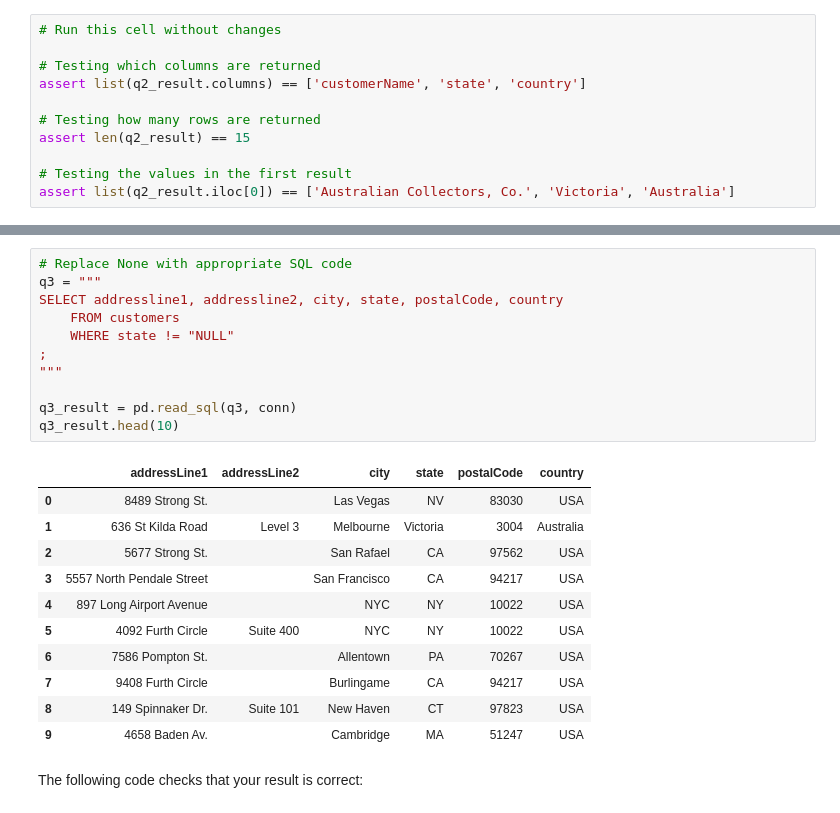
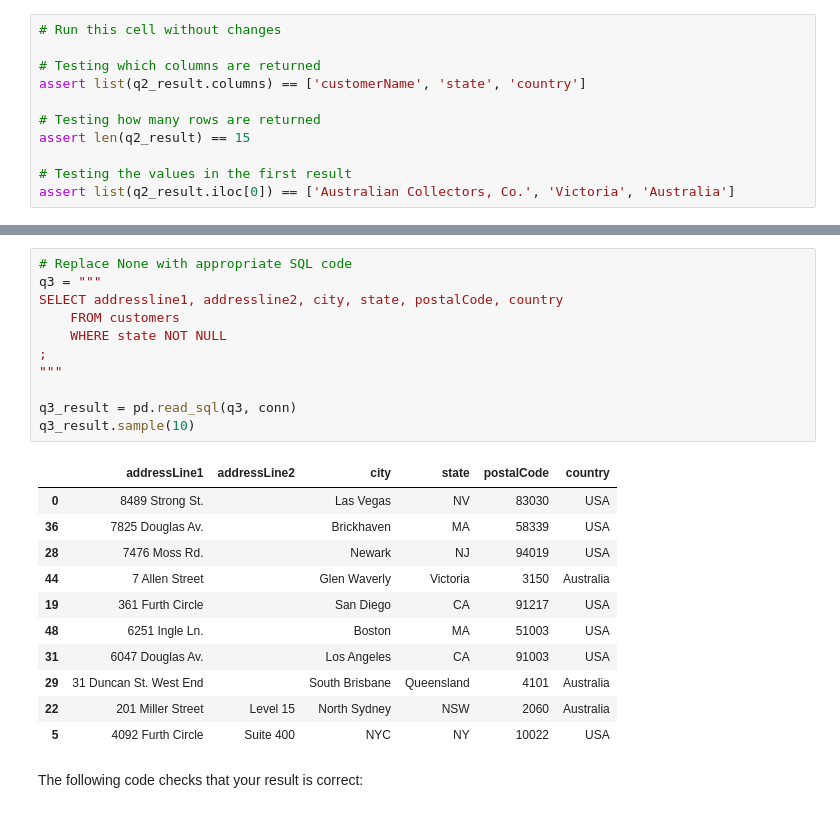
Before and after one commit to Iankip8/ds-sql_queries_nbz32, a Jupyter notebook: index.ipynb, the cells around one changed output, grey strips where cells are left out. Saved outputs shown, nothing was run; the diff lists cells and outputs as text.

```diff
--- a/index.ipynb
+++ b/index.ipynb
@@ -191,26 +191,26 @@ Here we'll only display the first 10 results.
 # %%
 # Replace None with appropriate SQL code
 q3 = """
 SELECT addressline1, addressline2, city, state, postalCode, country
     FROM customers
-    WHERE state != "NULL"
+    WHERE state NOT NULL
 ;
 """
 
 q3_result = pd.read_sql(q3, conn)
-q3_result.head(10)
+q3_result.sample(10)
 # %% [output]
 |  | addressLine1 | addressLine2 | city | state | postalCode | country |
 | 0 | 8489 Strong St. |  | Las Vegas | NV | 83030 | USA |
-| 1 | 636 St Kilda Road | Level 3 | Melbourne | Victoria | 3004 | Australia |
-| 2 | 5677 Strong St. |  | San Rafael | CA | 97562 | USA |
-| 3 | 5557 North Pendale Street |  | San Francisco | CA | 94217 | USA |
-| 4 | 897 Long Airport Avenue |  | NYC | NY | 10022 | USA |
+| 36 | 7825 Douglas Av. |  | Brickhaven | MA | 58339 | USA |
+| 28 | 7476 Moss Rd. |  | Newark | NJ | 94019 | USA |
+| 44 | 7 Allen Street |  | Glen Waverly | Victoria | 3150 | Australia |
+| 19 | 361 Furth Circle |  | San Diego | CA | 91217 | USA |
+| 48 | 6251 Ingle Ln. |  | Boston | MA | 51003 | USA |
+| 31 | 6047 Douglas Av. |  | Los Angeles | CA | 91003 | USA |
+| 29 | 31 Duncan St. West End |  | South Brisbane | Queensland | 4101 | Australia |
+| 22 | 201 Miller Street | Level 15 | North Sydney | NSW | 2060 | Australia |
 | 5 | 4092 Furth Circle | Suite 400 | NYC | NY | 10022 | USA |
-| 6 | 7586 Pompton St. |  | Allentown | PA | 70267 | USA |
-| 7 | 9408 Furth Circle |  | Burlingame | CA | 94217 | USA |
-| 8 | 149 Spinnaker Dr. | Suite 101 | New Haven | CT | 97823 | USA |
-| 9 | 4658 Baden Av. |  | Cambridge | MA | 51247 | USA |
 # %% [markdown]
 The following code checks that your result is correct:
 # %%
```
Also changed, not shown: parts of 5 cells of this notebook, 2 other files.
